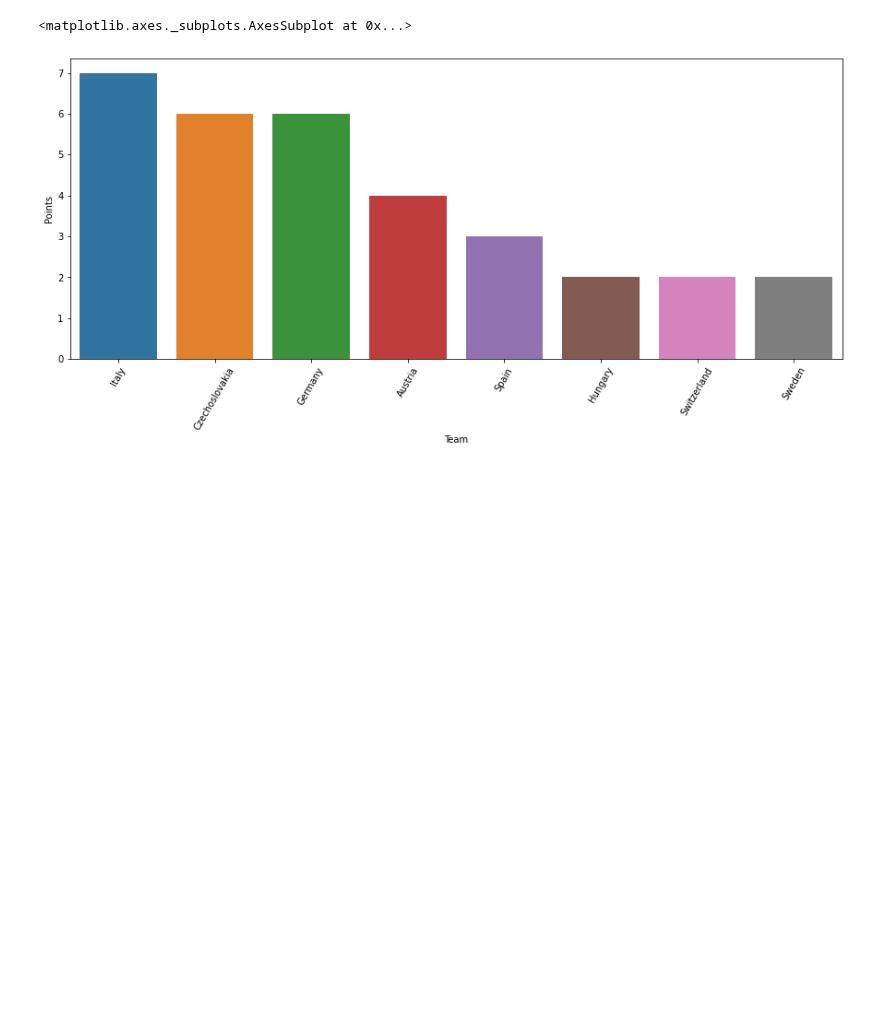
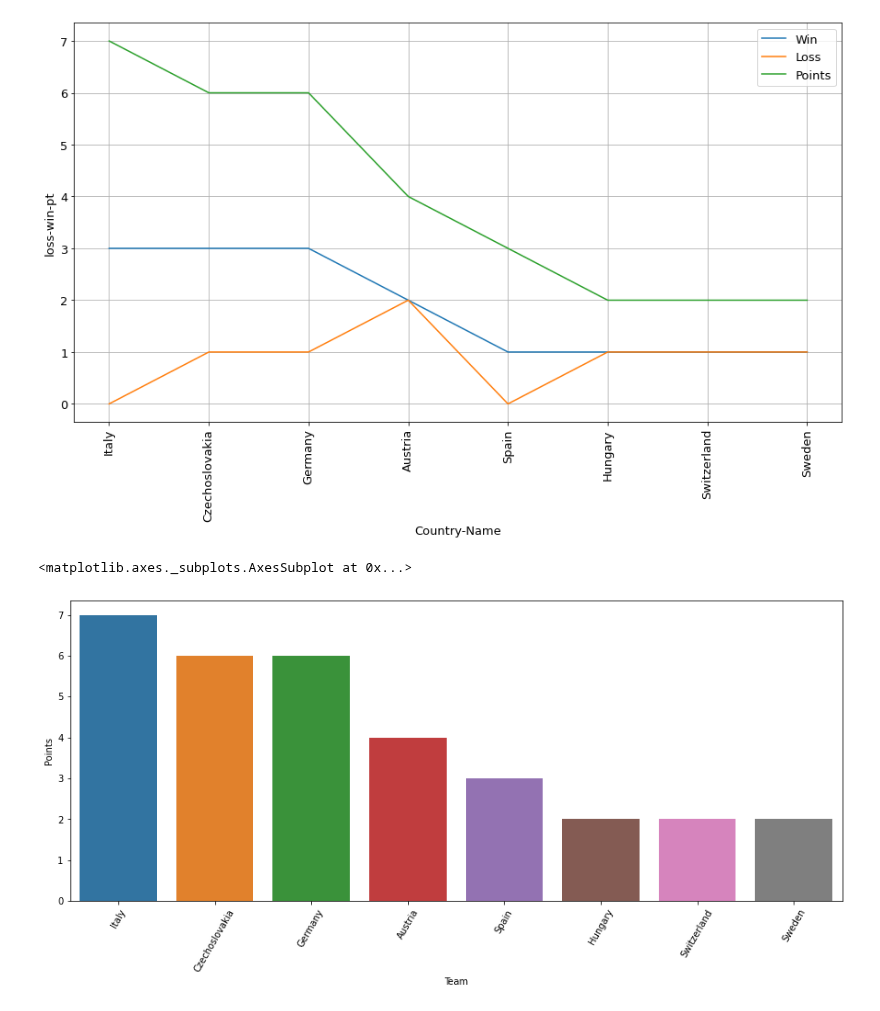
Before and after one commit to Arpan-tech-create/Exploratory_Data_Analysis, a Jupyter notebook: FIFA 1934.ipynb, the cells around one changed output. Saved outputs shown, nothing was run; the diff lists cells and outputs as text; code cells hidden in the pictures; blank space fills up the shorter version.

```diff
--- a/FIFA 1934.ipynb
+++ b/FIFA 1934.ipynb
@@ -3,6 +3,8 @@ import pandas as pd
 import matplotlib.pyplot as plt
 import numpy as np
 import seaborn as sns
+
+plt.rcParams['font.size']=13
 # %%
 read = pd.read_csv('FIFA - 1934.csv')
 # %%
@@ -20,3 +22,20 @@ read
+# %%
+team=read.Team
+win=read.Win
+loss=read.Loss
+pt=read.Points
+# %%
+plt.figure(figsize=(15,8))
+plt.xticks(rotation=90)
+plt.plot(team,win)
+plt.plot(team,loss)
+plt.plot(team,pt)
+plt.grid()
+plt.legend(['Win','Loss','Points']);
+plt.xlabel('Country-Name')
+plt.ylabel('loss-win-pt');
+# %% [output]
+[figure, added]
 # %%
 read.drop(read[read.Points<=0].index,inplace=True)
 # %%
```
Also changed, not shown: parts of 1 cell of this notebook, 1 other file.
